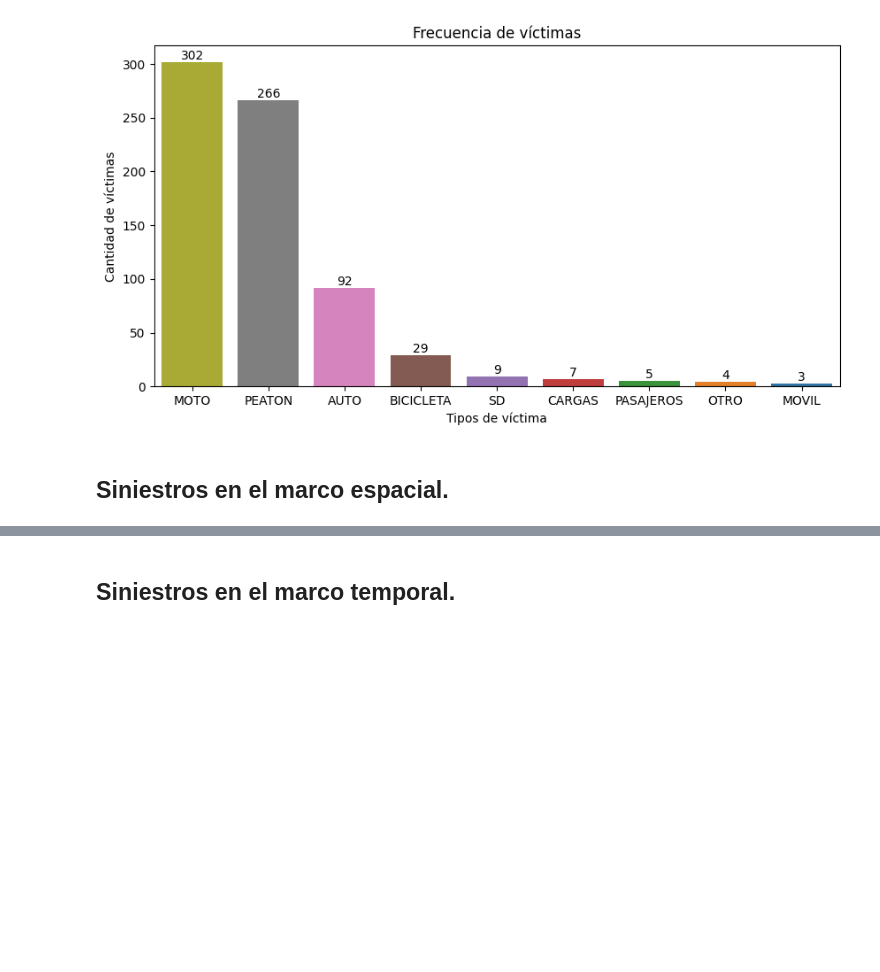
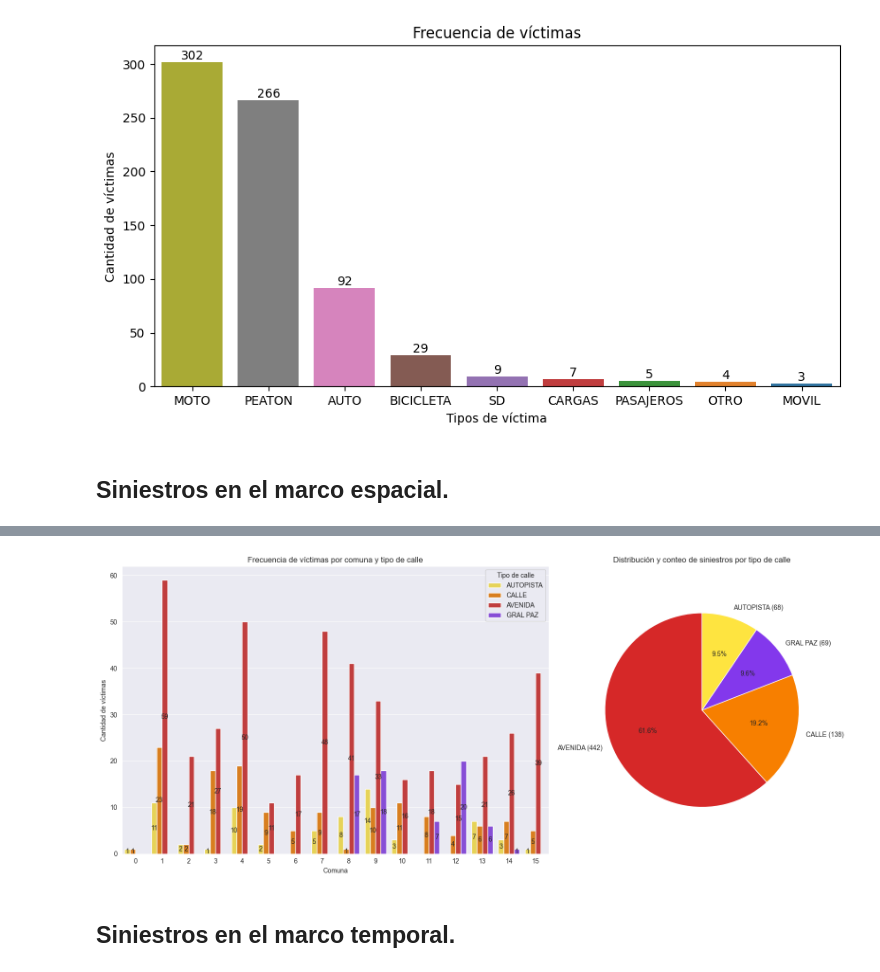
Before and after one commit to FedeZell/PI-Data-Analysis, a Jupyter notebook: Notebooks/EDA.ipynb, the cells around one changed output, grey strips where cells are left out. Drawn from its saved outputs; the diff is of its cells as text; code cells hidden in the pictures; blank space fills up the shorter version.

```diff
--- a/Notebooks/EDA.ipynb
+++ b/Notebooks/EDA.ipynb
@@ -82,2 +90,39 @@ plt.show()
+# %%
+conteo_victimas = df_homicidios.groupby(['Comuna', 'Tipo de calle']).size().reset_index(name='conteo')
+
+calle_counts = df_homicidios['Tipo de calle'].value_counts().sort_values(ascending=False)
+
+fig, (ax1, ax2) = plt.subplots(1, 2, figsize=(16, 7), gridspec_kw={'width_ratios': [2, 1]})
+
+barplot = sns.barplot(
+    ax=ax1,
+    data=conteo_victimas,
+    x='Comuna',
+    y='conteo',
+    hue='Tipo de calle',
+    palette={'AVENIDA': '#d62828', 'CALLE': '#f77f00', 'GRAL PAZ': '#8338ec', 'AUTOPISTA': '#fee440'},
+    err_kws={'linewidth': 0}
+)
+
+for container in barplot.containers:
+    barplot.bar_label(container, label_type='center')
+
+ax1.set_title('Frecuencia de víctimas por comuna y tipo de calle')
+ax1.set_xlabel('Comuna')
+ax1.set_ylabel('Cantidad de víctimas')
+ax1.legend(title='Tipo de calle')
+
+labels = calle_counts.index.to_numpy()
+counts = calle_counts.values
+labels_with_counts = [f"{label} ({count})" for label, count in zip(labels, counts)]
+
+ax2.pie(counts, labels=labels_with_counts, autopct='%1.1f%%', startangle=90, colors=['#d62828', '#f77f00', '#8338ec', '#fee440'])
+ax2.axis('equal')
+ax2.set_title('Distribución y conteo de siniestros por tipo de calle')
+
+plt.tight_layout()
+plt.show()
+# %% [output]
+[figure, added]
 # %% [markdown]
 ## Siniestros en el marco temporal.
```
Also changed, not shown: parts of 16 cells of this notebook.
